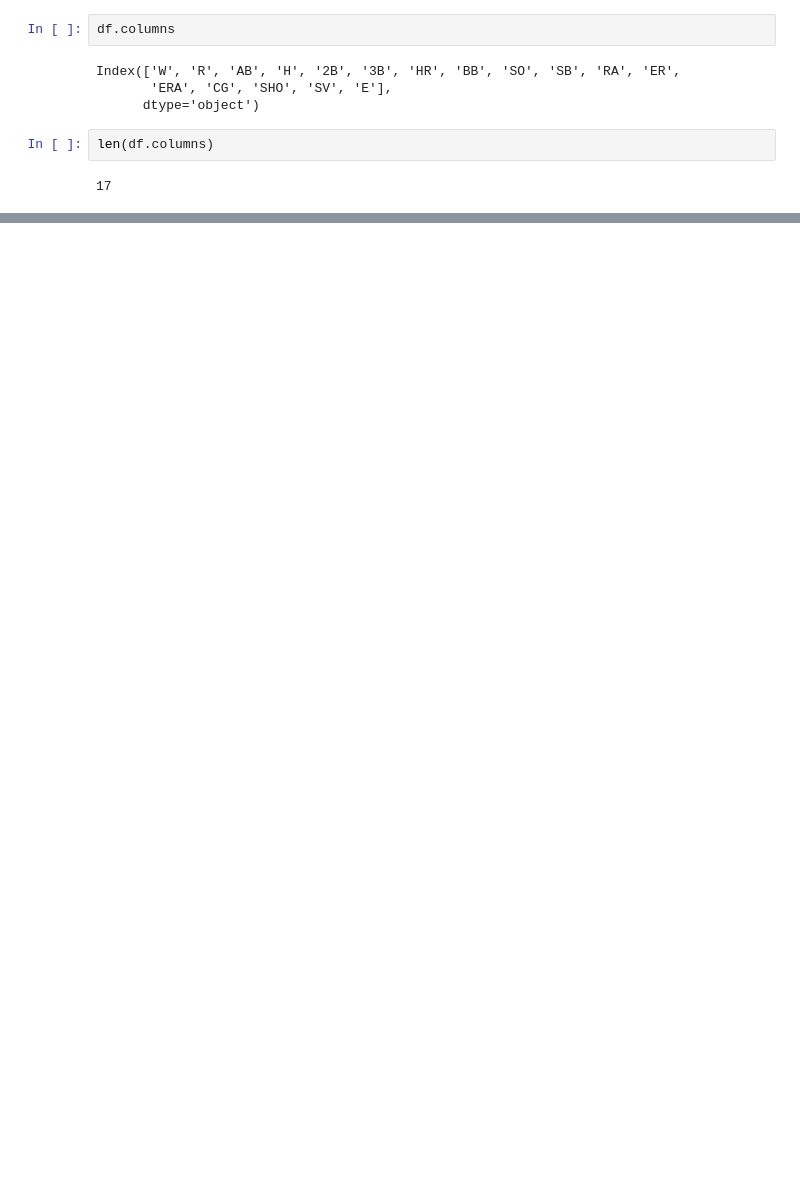
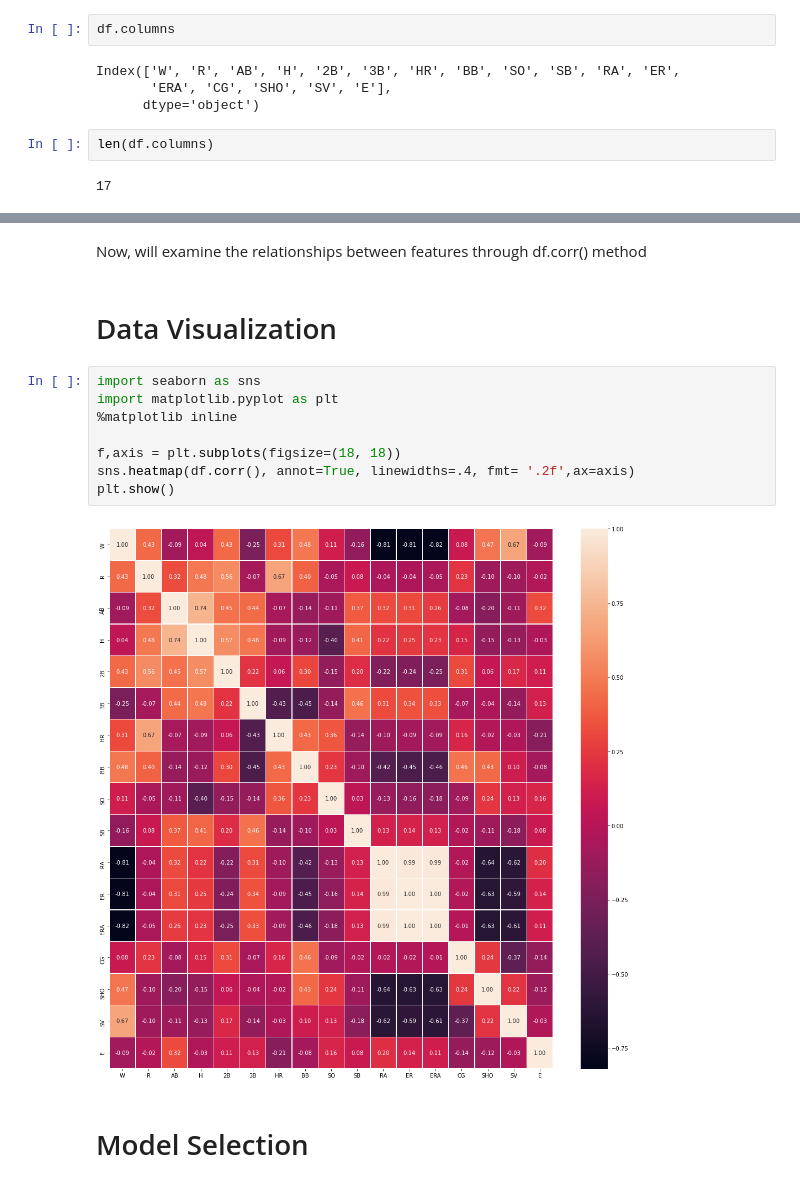
Before and after one commit to DivasMittal/DT-Projects, a Jupyter notebook: DT Evaluation Project - 1 ----- Baseball Case Study.ipynb, the cells around one changed output, grey strips where cells are left out. Saved outputs shown, nothing was run; the diff lists cells and outputs as text; blank space fills up the shorter version.

```diff
--- a/DT Evaluation Project - 1 ----- Baseball Case Study.ipynb
+++ b/DT Evaluation Project - 1 ----- Baseball Case Study.ipynb
@@ -36,0 +62,16 @@ df.describe()
+# %% [markdown]
+Now, will examine the relationships between features through df.corr() method
+# %% [markdown]
+# Data Visualization
+# %%
+import seaborn as sns
+import matplotlib.pyplot as plt
+%matplotlib inline
+
+f,axis = plt.subplots(figsize=(18, 18))
+sns.heatmap(df.corr(), annot=True, linewidths=.4, fmt= '.2f',ax=axis)
+plt.show()
+# %% [output]
+[figure, added]
+# %% [markdown]
+# Model Selection
```
Also changed, not shown: parts of 25 cells of this notebook.
